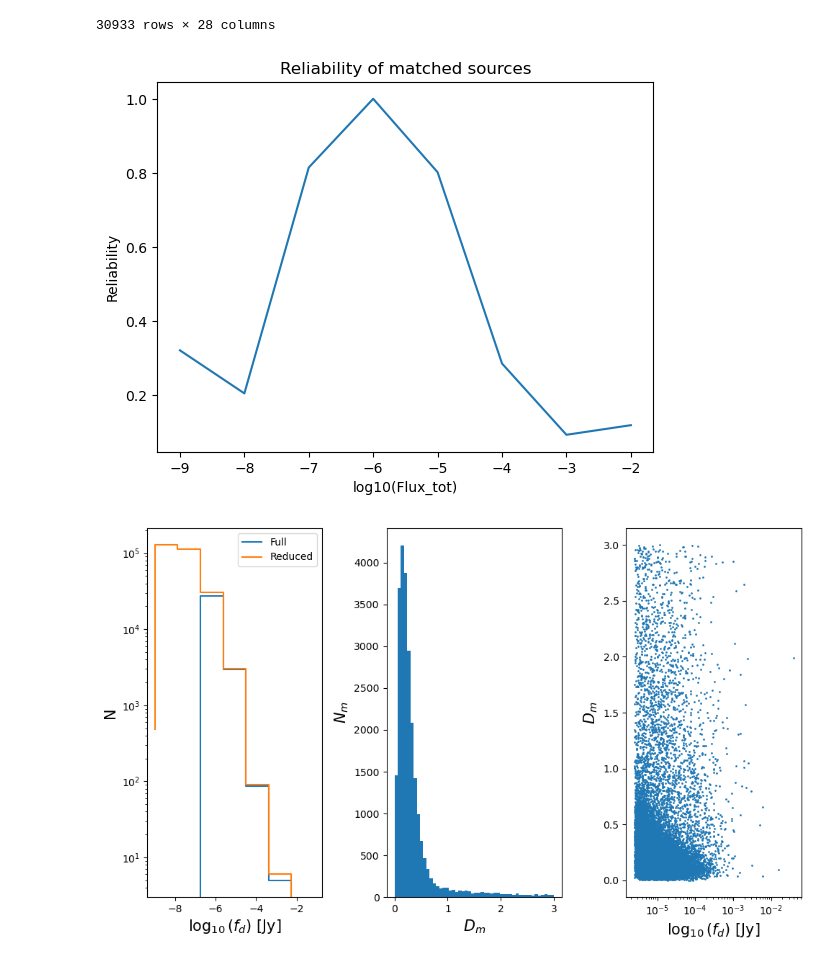
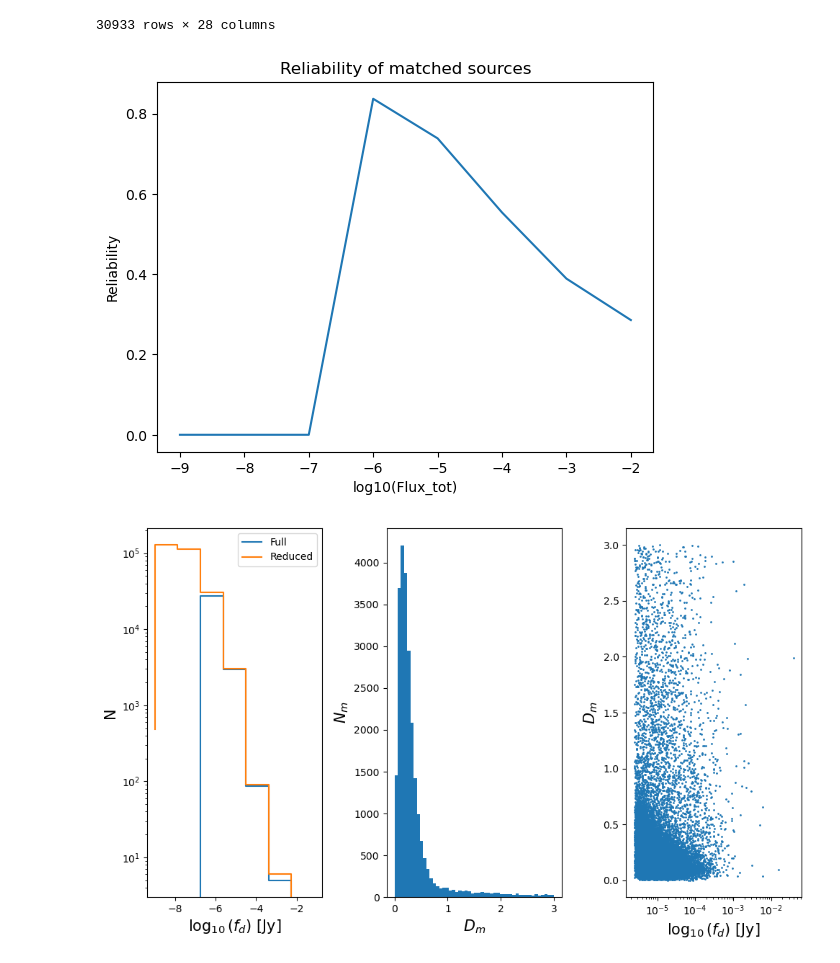
Before and after one commit to RhysAlfShaw/TRSF-dev, a Jupyter notebook: source_recovery_SKADC1Training.ipynb, the cells around one changed output. Saved outputs shown, nothing was run; the diff lists cells and outputs as text; code cells hidden in the pictures.

```diff
--- a/source_recovery_SKADC1Training.ipynb
+++ b/source_recovery_SKADC1Training.ipynb
@@ -393,38 +399,38 @@ Flux_detected = catalogue['flux_tot_corr']
 
 #Flux_matched = matched_ids['Flux_tot']
 # bin by flux_tot
 bins = np.linspace(-9,-1,9)
 reliability = []
 for i in range(len(bins)-1):
 
     # find indexes of flux densities within the bin
     index = (np.log10(Flux_matched) > bins[i]) & (np.log10(Flux_matched) < bins[i+1])
     number_of_matched_sources_in_bin = len(Flux_matched[index])
 
     index = (np.log10(Flux_matched_2) > bins[i]) & (np.log10(Flux_matched_2) < bins[i+1])
     number_of_matched_sources_in_bin_2 = len(Flux_matched_2[index])
 
     #3print(number_of_matched_sources_in_bin_2)
-    if bins[i] == -6:
-        number_of_matched_sources_in_bin = number_of_matched_sources_in_bin + number_of_matched_sources_in_bin_2
+    #if bins[i] == -6:
+    #    number_of_matched_sources_in_bin = number_of_matched_sources_in_bin + number_of_matched_sources_in_bin_2
 
     number_of_detected_source_in_bin = len(Flux_detected[(np.log10(Flux_detected) > bins[i]) & (np.log10(Flux_detected) < bins[i+1])])
     try:
         rel = number_of_matched_sources_in_bin/number_of_detected_source_in_bin
-        if rel > 1:
-            rel = 1
+        #if rel > 1:
+        #    rel = 1
         reliability.append(rel)
     except ZeroDivisionError:
         reliability.append(0)
 
 # plot reliability
 plt.plot(bins[:-1],reliability)
 plt.xlabel('log10(Flux_tot)')
 plt.ylabel('Reliability')
 plt.title('Reliability of matched sources')
 plt.show()
 # %% [output]
-[figure, old version]
+[figure, new version]
 # %%
 fig, ax = plt.subplots(1,3,figsize=(8, 8))
 
```
Also changed, not shown: parts of 8 cells of this notebook, 13 other files.
